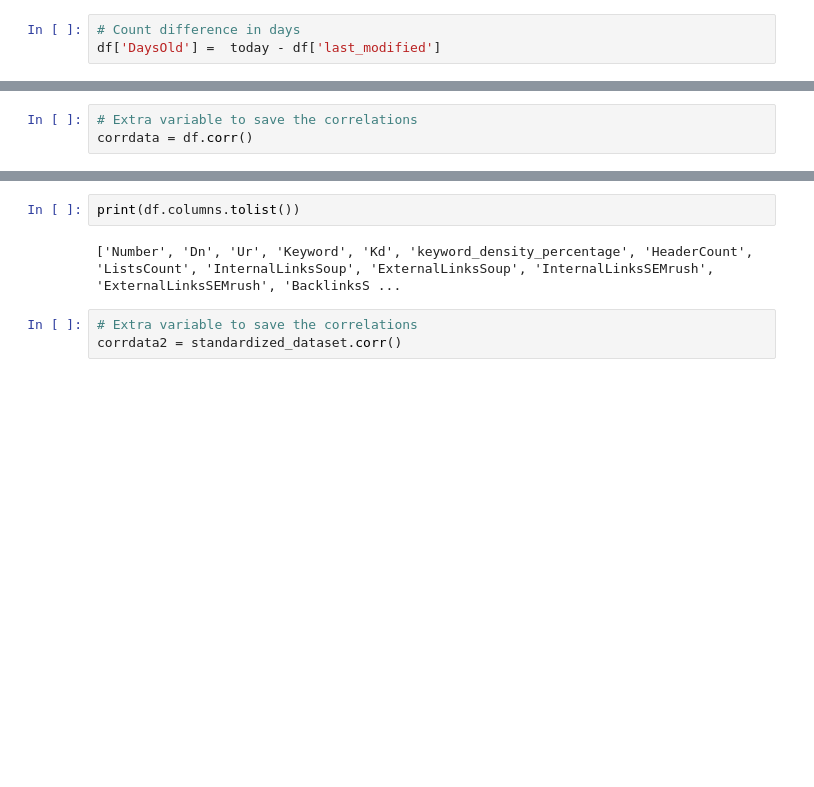
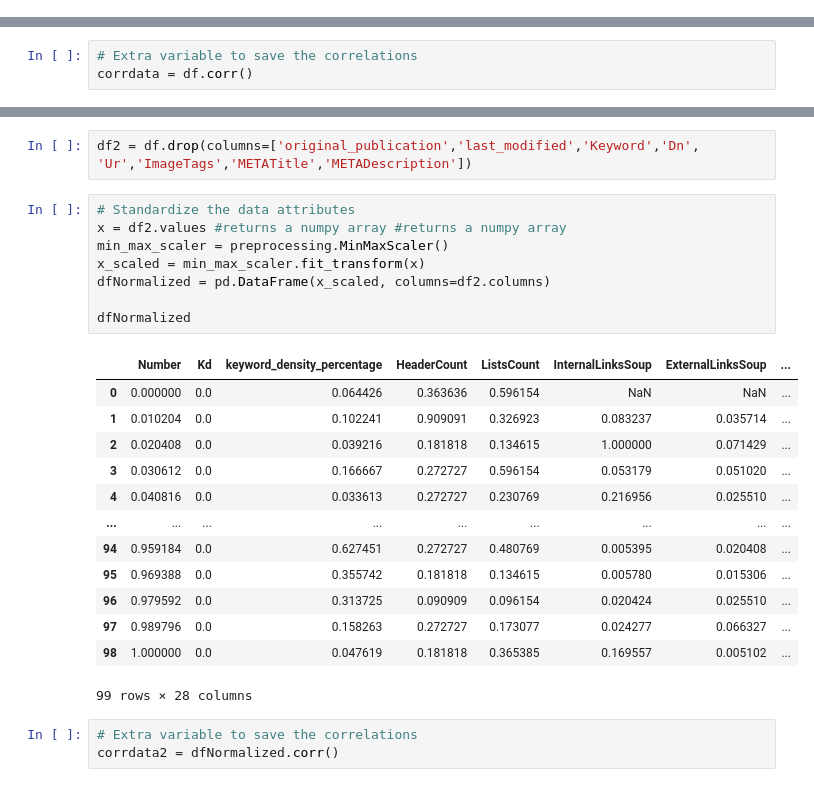
Before and after one commit to D-R-U-N-K-Data/SEO-De-Nieuwe-Zaak, a Jupyter notebook: DData - De Nieuwe Zaak - Verklarende Analyse.ipynb, the cells around one changed output, grey strips where cells are left out. Drawn from its saved outputs; the diff is of its cells as text; blank space fills up the shorter version.

```diff
--- a/DData - De Nieuwe Zaak - Verklarende Analyse.ipynb
+++ b/DData - De Nieuwe Zaak - Verklarende Analyse.ipynb
@@ -55,3 +55,0 @@ memory usage: 27.2+ KB
-# %%
-# Count difference in days
-df['DaysOld'] =  today - df['last_modified']
@@ -105,10 +98,30 @@ standardized_dataset
-# %%
-print(df.columns.tolist())
-# %% [output]
-['Number', 'Dn', 'Ur', 'Keyword', 'Kd', 'keyword_density_percentage', 'HeaderCount', 'ListsCount', 'InternalLinksSoup', 'ExternalLinksSoup', 'InternalLinksSEMrush', 'ExternalLinksSEMrush', 'BacklinksS ...
+# %%
+df2 = df.drop(columns=['original_publication','last_modified','Keyword','Dn', 'Ur','ImageTags','METATitle','METADescription'])
+# %%
+# Standardize the data attributes
+x = df2.values #returns a numpy array #returns a numpy array
+min_max_scaler = preprocessing.MinMaxScaler()
+x_scaled = min_max_scaler.fit_transform(x)
+dfNormalized = pd.DataFrame(x_scaled, columns=df2.columns)
+
+dfNormalized
+# %% [output]
+|  | Number | Kd | keyword_density_percentage | HeaderCount | ListsCount | InternalLinksSoup | ExternalLinksSoup | ... |
+| 0 | 0.000000 | 0.0 | 0.064426 | 0.363636 | 0.596154 | NaN | NaN | ... |
+| 1 | 0.010204 | 0.0 | 0.102241 | 0.909091 | 0.326923 | 0.083237 | 0.035714 | ... |
+| 2 | 0.020408 | 0.0 | 0.039216 | 0.181818 | 0.134615 | 1.000000 | 0.071429 | ... |
+| 3 | 0.030612 | 0.0 | 0.166667 | 0.272727 | 0.596154 | 0.053179 | 0.051020 | ... |
+| 4 | 0.040816 | 0.0 | 0.033613 | 0.272727 | 0.230769 | 0.216956 | 0.025510 | ... |
+| ... | ... | ... | ... | ... | ... | ... | ... | ... |
+| 94 | 0.959184 | 0.0 | 0.627451 | 0.272727 | 0.480769 | 0.005395 | 0.020408 | ... |
+| 95 | 0.969388 | 0.0 | 0.355742 | 0.181818 | 0.134615 | 0.005780 | 0.015306 | ... |
+| 96 | 0.979592 | 0.0 | 0.313725 | 0.090909 | 0.096154 | 0.020424 | 0.025510 | ... |
+| 97 | 0.989796 | 0.0 | 0.158263 | 0.272727 | 0.173077 | 0.024277 | 0.066327 | ... |
+| 98 | 1.000000 | 0.0 | 0.047619 | 0.181818 | 0.365385 | 0.169557 | 0.005102 | ... |
+99 rows × 28 columns
 # %%
 # Extra variable to save the correlations
-corrdata2 = standardized_dataset.corr()
+corrdata2 = dfNormalized.corr()
 # %%
 # Visualize the correlations with a sns heatmap
 plt.subplots(figsize=(20,15))
```
Also changed, not shown: parts of 14 cells of this notebook.
